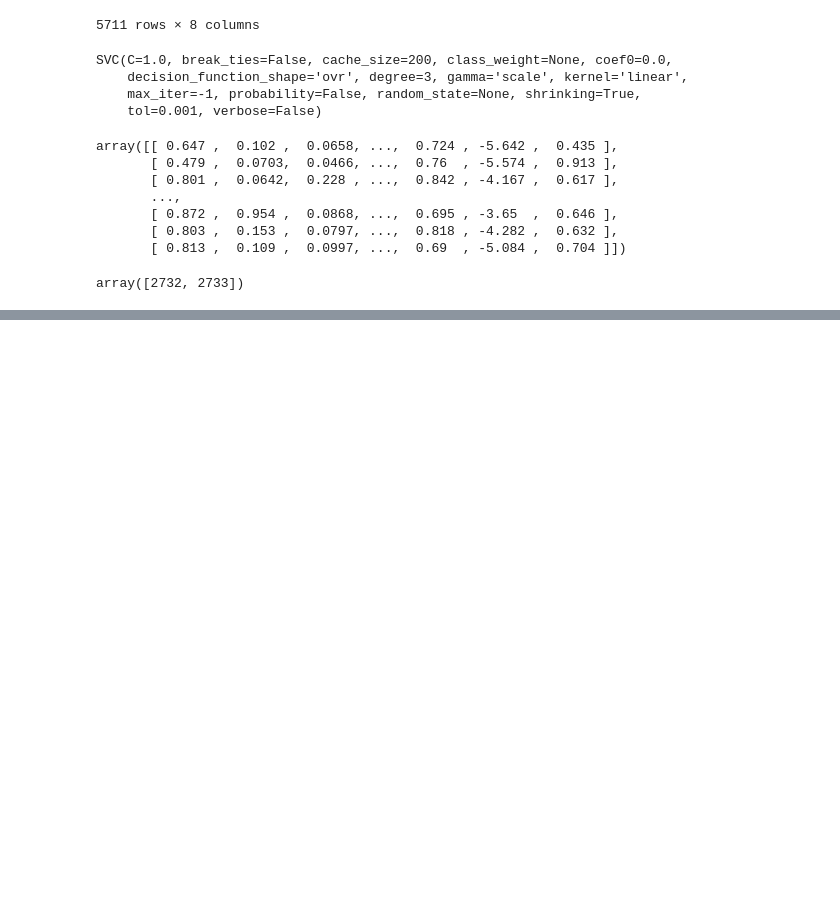
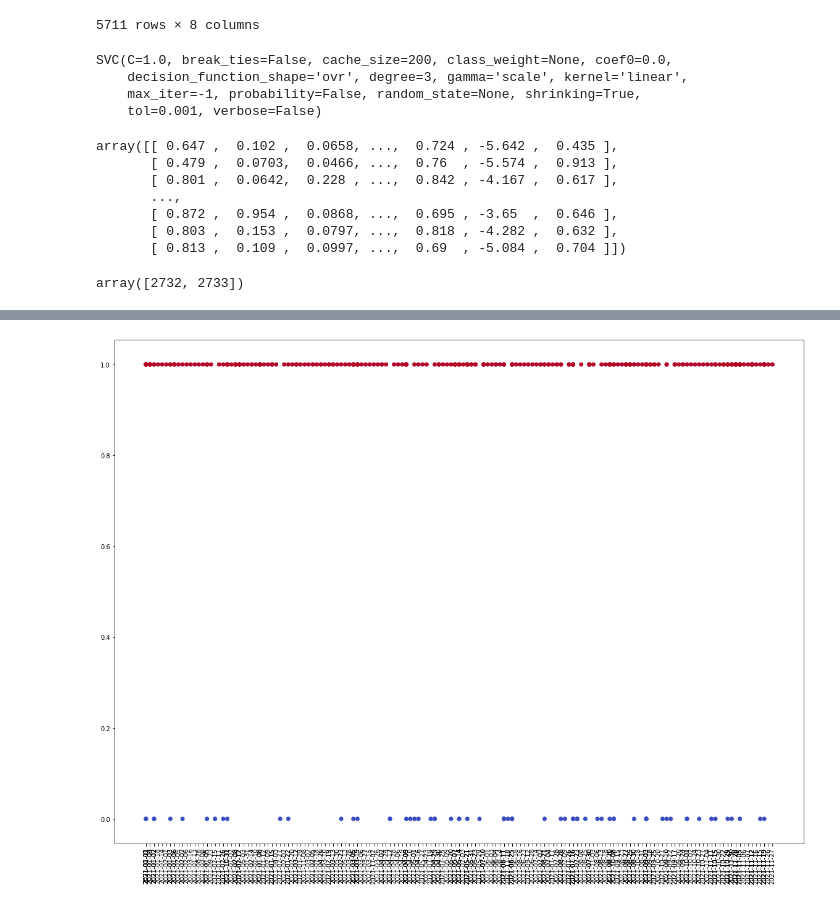
Before and after one commit to michelhaddad/spotify-big-data, a Jupyter notebook: notebooks/Popularity prediction - COVID related.ipynb, the cells around one changed output, grey strips where cells are left out. Cells and saved outputs as stored; diff of their text form; code cells hidden in the pictures; blank space fills up the shorter version.

```diff
--- a/notebooks/Popularity prediction - COVID related.ipynb
+++ b/notebooks/Popularity prediction - COVID related.ipynb
@@ -152 +154,21 @@ plt.show()
 <Figure size 1440x1080 with 0 Axes>
+# %%
+# Prediction using 2021 data
+
+top_200_2021 = pd.read_csv('../data/streams_2021-01-01__2021-12-01.csv')
+song_features_2021 = pd.read_csv('../data/song_features_2021-01-01__2021-12-01.csv')
+top_200_2021 = top_200_2021.merge(song_features_2021, on=['track_id'])
+
+max_pos = top_200_2021.loc[top_200_2021.groupby(["Track Name"], sort=False)["Position"].idxmin()]
+x = max_pos[["instrumentalness", "speechiness"]]
+
+y = rbf_svc.predict(x)
+
+dates = max_pos['date']
+plt.figure(figsize=(20,15))
+plt.scatter(dates[::4], y[::4], c=y[::4], cmap=plt.cm.coolwarm)
+plt.xticks(dates[::4],  rotation='vertical')
+
+plt.show()
+# %% [output]
+[figure, added]
```
Also changed, not shown: parts of 4 cells of this notebook.
